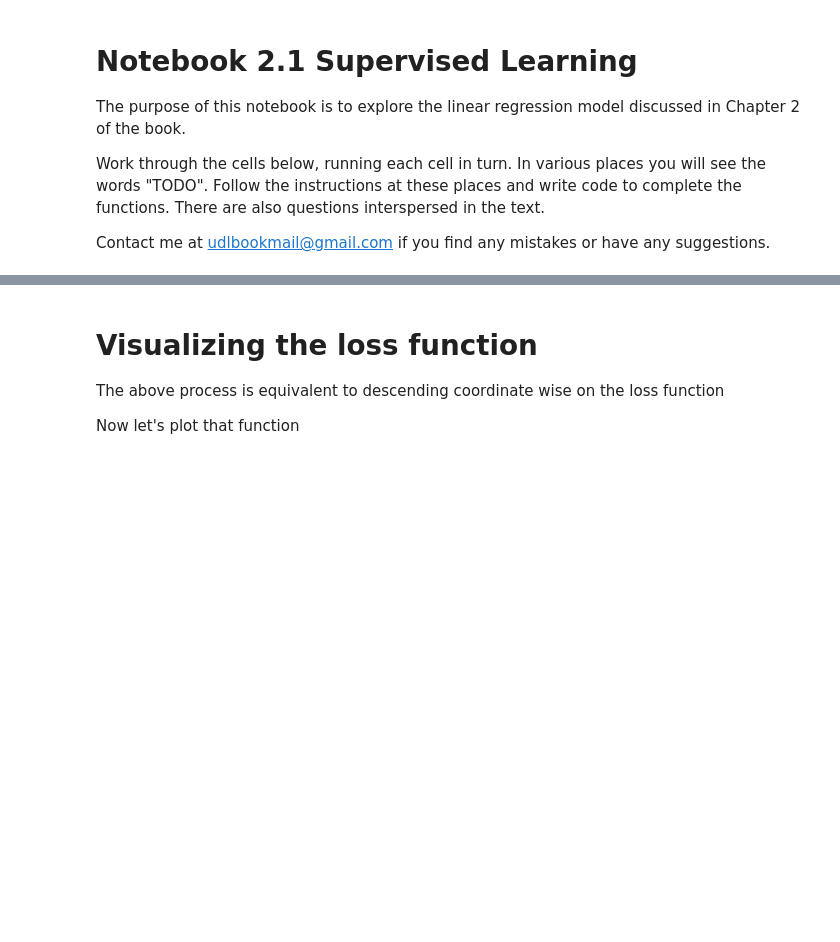
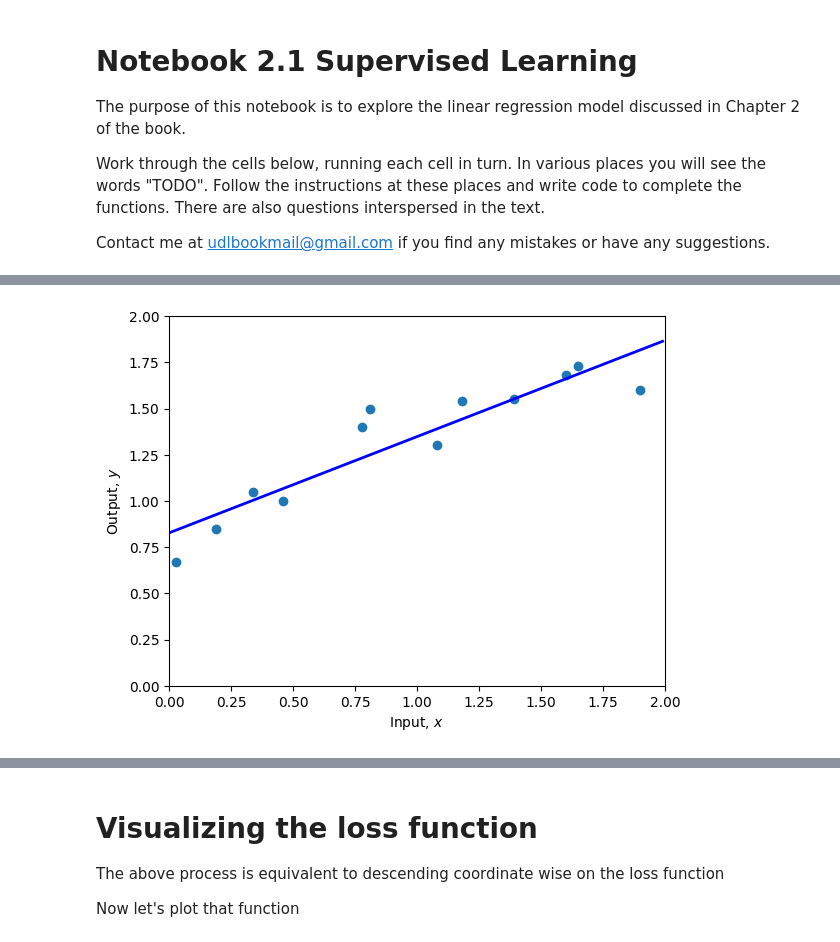
Before and after one commit to Krismxhe/udl-daily-practise, a Jupyter notebook: Notebooks/Chap02/2_1_Supervised_Learning.ipynb, the cells around one changed output, grey strips where cells are left out. Cells and saved outputs as stored; diff of their text form; code cells hidden in the pictures; blank space fills up the shorter version.

```diff
--- a/Notebooks/Chap02/2_1_Supervised_Learning.ipynb
+++ b/Notebooks/Chap02/2_1_Supervised_Learning.ipynb
@@ -24,7 +27,7 @@ print(y)
 # Define 1D linear regression model
 def f(x, phi0, phi1):
   # TODO :  Replace this line with the linear regression model (eq 2.4)
-  y = x
+  y = phi0 + phi1*x
 
   return y
 # %%
@@ -52,7 +57,7 @@ plot(x,y,phi0,phi1)
 def compute_loss(x,y,phi0,phi1):
 
   # TODO Replace this line with the loss calculation (equation 2.5)
-  loss = 0
+  loss = np.sum(np.square((phi0+phi1*x)-y), axis=0) # MSE loss
 
 
   return loss
@@ -70,11 +80,29 @@ print(f'Your Loss = {loss:3.2f}, Ground truth =10.28')
 # %%
 # TODO -- Change the parameters manually to fit the model
 # First fix phi1 and try changing phi0 until you can't make the loss go down any more
 # Then fix phi0 and try changing phi1 until you can't make the loss go down any more
 # Repeat this process until you find a set of parameters that fit the model as in figure 2.2d
 # You can either do this by hand, or if you want to get fancy, write code to descent automatically in this way
 # Start at these values:
 phi0 = 1.60 ; phi1 =-0.8
 
+while True:
+    loss_start = compute_loss(x, y, phi0, phi1)
+
+    for var_phi in np.arange(0, 2, 0.001):
+        if compute_loss(x, y, var_phi, phi1)<compute_loss(x, y, phi0, phi1):
+            phi0=var_phi
+
+    for var_phi in np.arange(0, 10, 0.001):
+        if compute_loss(x, y, phi0, var_phi)<compute_loss(x, y, phi0, phi1):
+            phi1=var_phi
+
+    loss_end = compute_loss(x, y, phi0, phi1)
+
+    if loss_start == loss_end:
+        break
+
 plot(x,y,phi0,phi1)
 print(f'Your Loss = {compute_loss(x,y,phi0,phi1):3.2f}')
+# %% [output]
+[figure, added]
```
Also changed, not shown: parts of 6 cells of this notebook.
